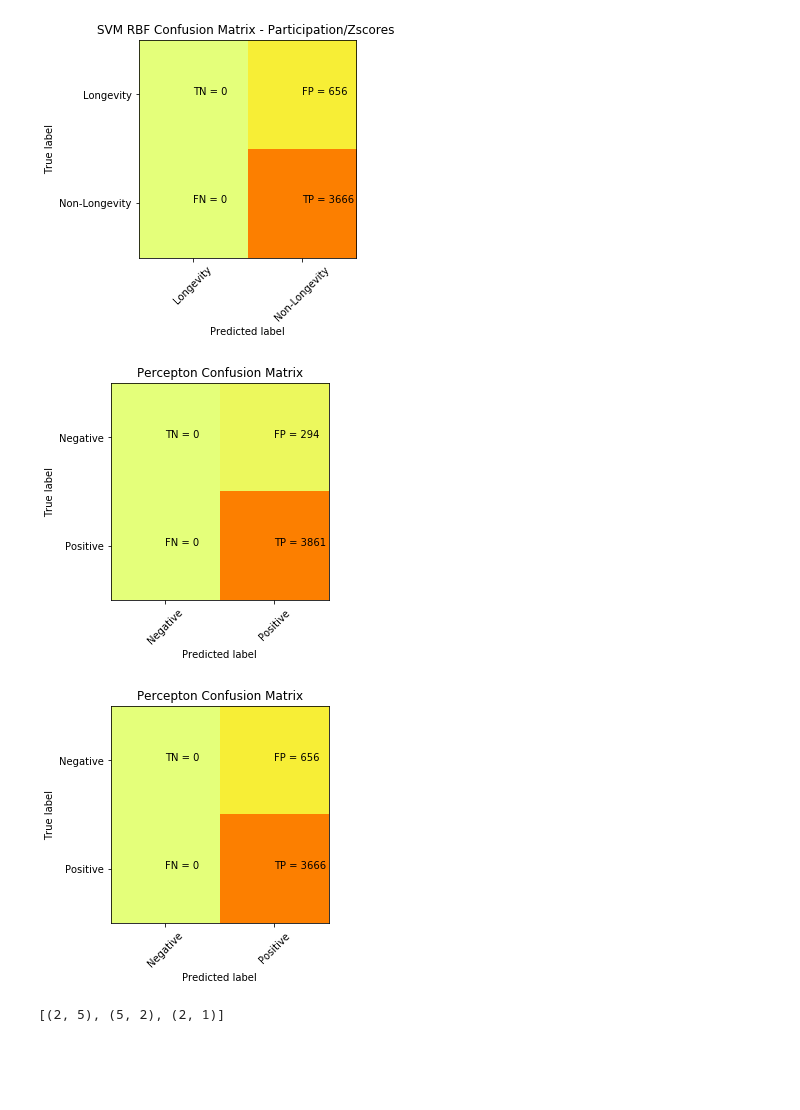
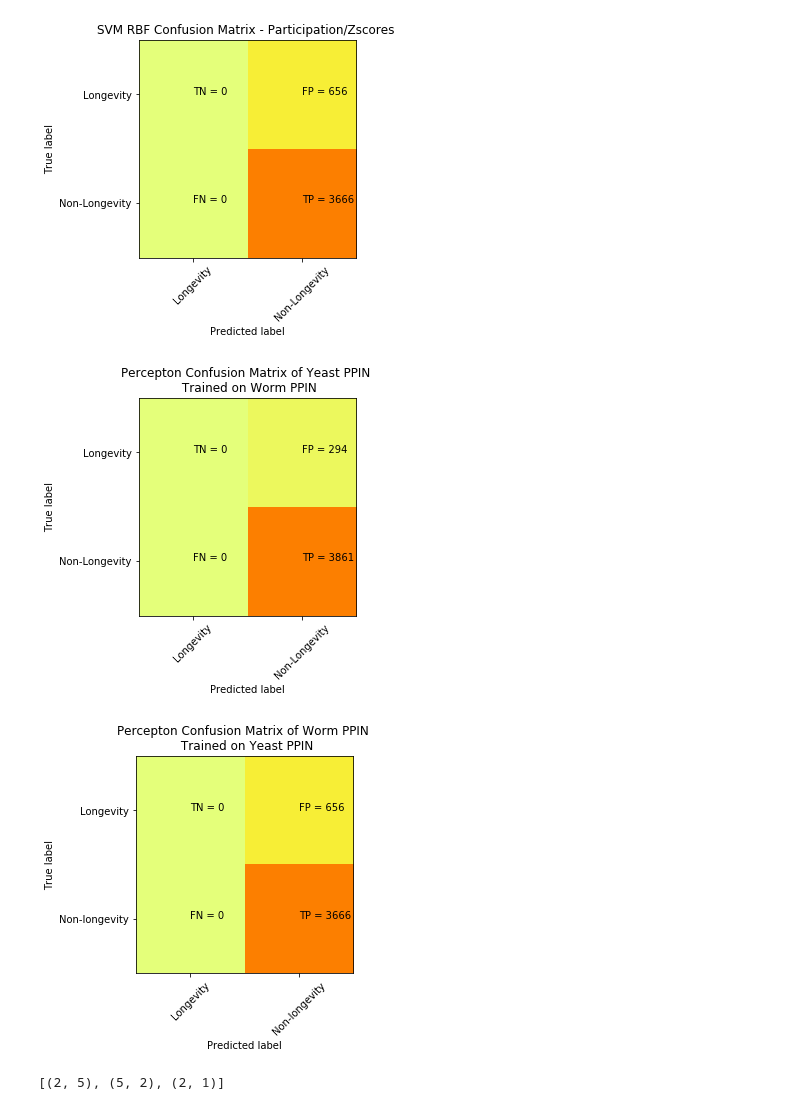
Before and after one commit to JoyMace/HomologousGenes, a Jupyter notebook: yeast.ipynb, the cells around one changed output. Drawn from its saved outputs; the diff is of its cells as text; code cells hidden in the pictures; blank space fills up the shorter version.

Commit message:
cleaned up graphs classifiers etc

```diff
--- a/yeast.ipynb
+++ b/yeast.ipynb
@@ -676,26 +664,26 @@ for i in range(2):
 # %%
 from sklearn.linear_model import Perceptron
 perceptron = Perceptron(random_state = 0)
 perceptron.fit(x, y)
 predicted = perceptron.predict(x_test)
 
 cm = confusion_matrix(y_test, predicted)
 
 plt.imshow(cm, interpolation='nearest', cmap=plt.cm.Wistia)
-classNames = ['Negative','Positive']
-plt.title('Percepton Confusion Matrix')
+classNames = ['Longevity','Non-Longevity']
+plt.title('Percepton Confusion Matrix of Yeast PPIN \n Trained on Worm PPIN')
 plt.ylabel('True label')
 plt.xlabel('Predicted label')
 tick_marks = np.arange(len(classNames))
 plt.xticks(tick_marks, classNames, rotation=45)
 plt.yticks(tick_marks, classNames)
 s = [['TN','FP'], ['FN', 'TP']]
 
 for i in range(2):
     for j in range(2):
         plt.text(j,i, str(s[i][j])+" = "+str(cm[i][j]))
 # %% [output]
-[figure, old version]
+[figure, new version]
 # %%
 from sklearn.linear_model import Perceptron
 perceptron = Perceptron(random_state = 0)
@@ -705,8 +693,8 @@ predicted = perceptron.predict(x)
 cm = confusion_matrix(y, predicted)
 
 plt.imshow(cm, interpolation='nearest', cmap=plt.cm.Wistia)
-classNames = ['Negative','Positive']
-plt.title('Percepton Confusion Matrix')
+classNames = ['Longevity','Non-longevity']
+plt.title('Percepton Confusion Matrix of Worm PPIN \n Trained on Yeast PPIN')
 plt.ylabel('True label')
 plt.xlabel('Predicted label')
 tick_marks = np.arange(len(classNames))
@@ -718,7 +706,7 @@ for i in range(2):
     for j in range(2):
         plt.text(j,i, str(s[i][j])+" = "+str(cm[i][j]))
 # %% [output]
-[figure, old version]
+[figure, new version]
 # %%
 from sklearn.neural_network import MLPClassifier
 clf = MLPClassifier(solver='lbfgs', alpha=1e-5,
```
Also changed, not shown: parts of 5 cells of this notebook.
